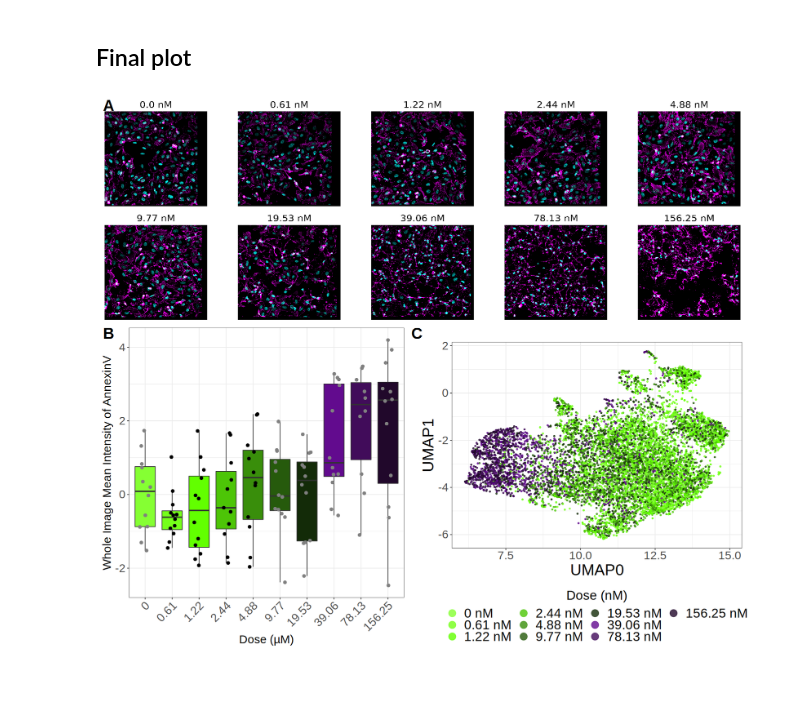
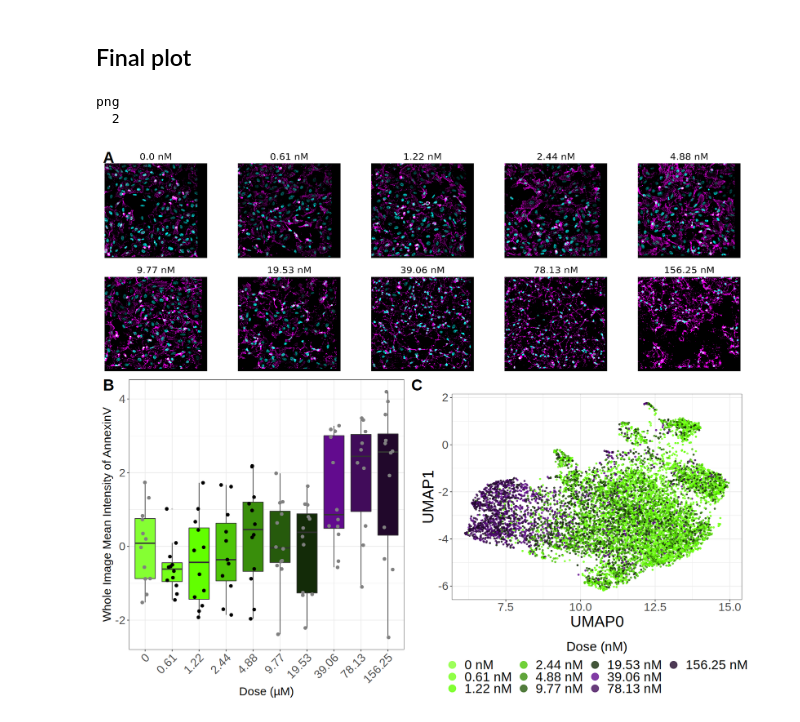
Before and after one commit to MikeLippincott/live_cell_timelapse_apoptosis_analysis, a Jupyter notebook: figures/terminal_montage_figure/notebooks/assemble_figure.ipynb, the cells around one changed output. Saved outputs shown, nothing was run; the diff lists cells and outputs as text; code cells hidden in the pictures; blank space fills up the shorter version.

Commit message:
adding scripts and final figure

```diff
--- a/figures/terminal_montage_figure/notebooks/assemble_figure.ipynb
+++ b/figures/terminal_montage_figure/notebooks/assemble_figure.ipynb
@@ -205,31 +204,31 @@ umap_plot <- (
 # %%
 width <- 14
 height <- 12
 dpi <- 600
 options(repr.plot.width = width, repr.plot.height = height)
 layout <- "
     AAAA
     BBCC
     "
 final_plot <- (
     wrap_elements(full = montage_grob, clip = TRUE)
     +  wrap_elements(full = intensity_plot)
     + umap_plot
     + plot_layout(
         design = layout,
         heights = c(1, 1),  # montage gets 2x height of bottom row
-        # widths = c(2, 2),   # adjust for two columns in bottom row
-        # guides = "collect"
+
     )
     + plot_annotation(tag_levels = 'A')
     & theme(
         plot.tag = element_text(size = 24, face = "bold",hjust = 0.5, vjust = 1),
-        # plot.margin = margin(0, 0, 0, 0)
     )
 )
-# png(filename = "../figures/terminal_montage_figure.png", width = width, height = height, units = "in", res = dpi)
-# final_plot
-# dev.off()
+png(filename = "../figures/terminal_montage_figure.png", width = width, height = height, units = "in", res = dpi)
 final_plot
+dev.off()
+final_plot
 # %% [output]
+png
+  2
-[figure, old version]
+[figure, new version]
```
Also changed, not shown: parts of 2 cells of this notebook, 2 other files.
